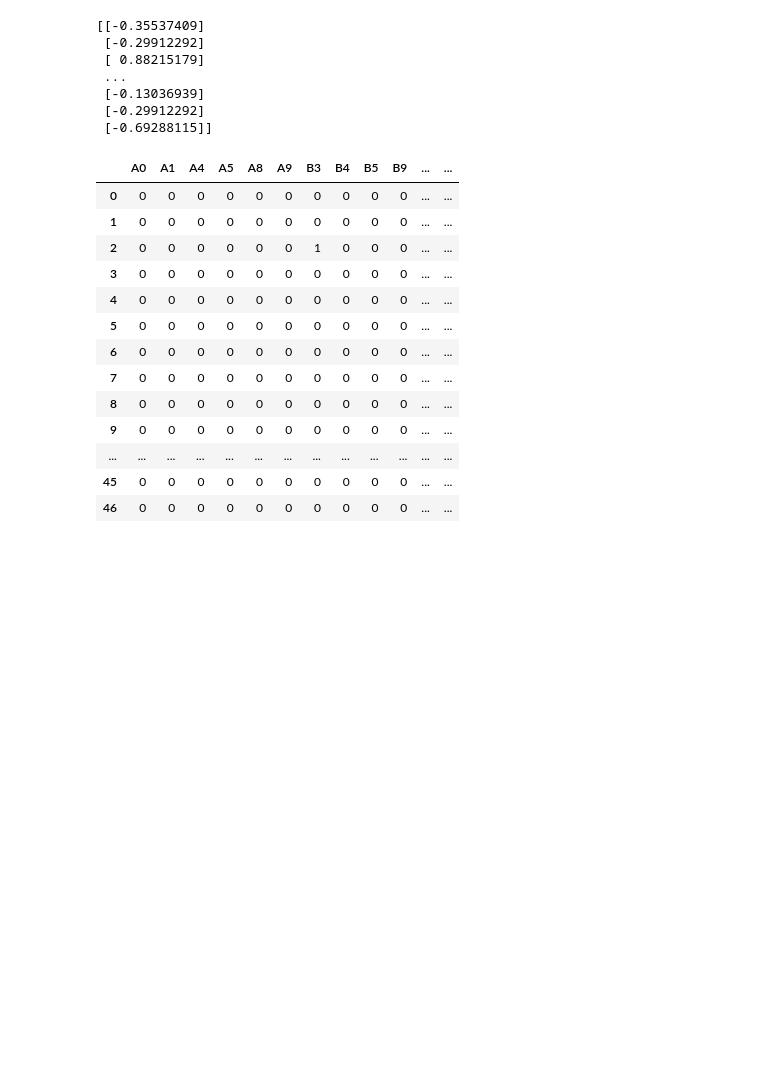
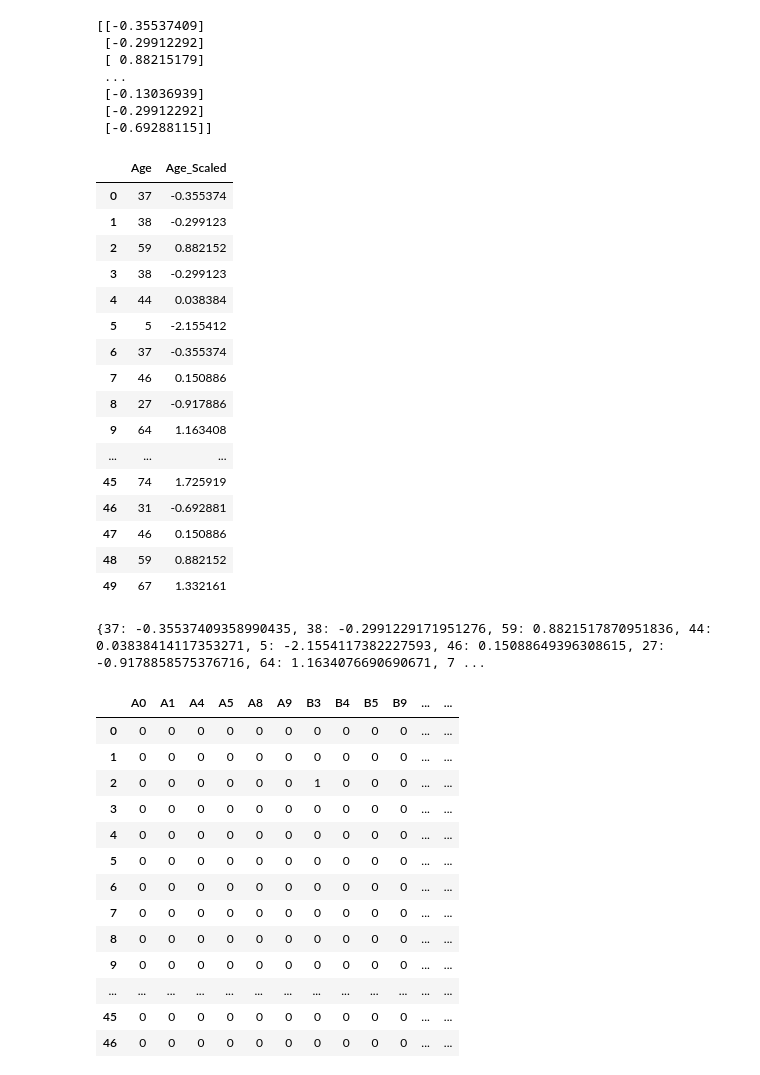
Before and after one commit to Yasmin-9/ClaimSights, a Jupyter notebook: Machine_model/classification_report_allan.ipynb, the cells around one changed output. Drawn from its saved outputs; the diff is of its cells as text; code cells hidden in the pictures; blank space fills up the shorter version.

```diff
--- a/Machine_model/classification_report_allan.ipynb
+++ b/Machine_model/classification_report_allan.ipynb
@@ -121,5 +121,33 @@ df['Age_Scaled'] = pd.DataFrame(age_scaled)
  [-0.29912292]
  [-0.69288115]]
 # %%
-df_combined = pd.concat([df['Age'], df['Age_Scaled'], diag_dummies, df['Status']], axis = 1)
-df_combined.head(50)
+df_age_map= pd.concat([df['Age'], df['Age_Scaled']], axis = 1)
+df_age_map.head(50)
+# %% [output]
+|  | Age | Age_Scaled |
+| 0 | 37 | -0.355374 |
+| 1 | 38 | -0.299123 |
+| 2 | 59 | 0.882152 |
+| 3 | 38 | -0.299123 |
+| 4 | 44 | 0.038384 |
+| 5 | 5 | -2.155412 |
+| 6 | 37 | -0.355374 |
+| 7 | 46 | 0.150886 |
+| 8 | 27 | -0.917886 |
+| 9 | 64 | 1.163408 |
+| ... | ... | ... |
+| 45 | 74 | 1.725919 |
+| 46 | 31 | -0.692881 |
+| 47 | 46 | 0.150886 |
+| 48 | 59 | 0.882152 |
+| 49 | 67 | 1.332161 |
+# %%
+# Create a dictionary with age as key and age_scaled as value
+age_dict = dict(zip(df_age_map['Age'], df_age_map['Age_Scaled']))
+
+# Ensure no duplicate keys
+unique_age_dict = {k: v for k, v in age_dict.items() if list(age_dict.keys()).count(k) == 1}
+
+print(unique_age_dict)
+# %% [output]
+{37: -0.35537409358990435, 38: -0.2991229171951276, 59: 0.8821517870951836, 44: 0.03838414117353271, 5: -2.1554117382227593, 46: 0.15088649396308615, 27: -0.9178858575376716, 64: 1.1634076690690671, 7 ...
```
Also changed, not shown: parts of 1 cell of this notebook.
